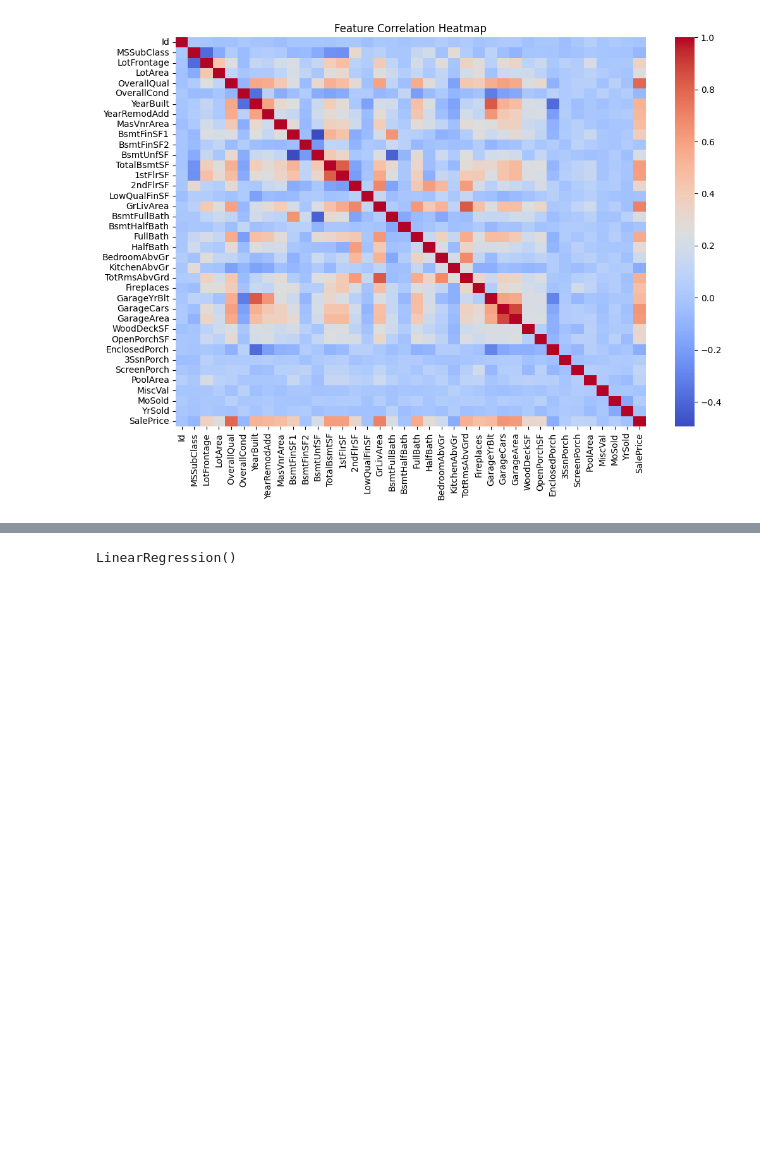
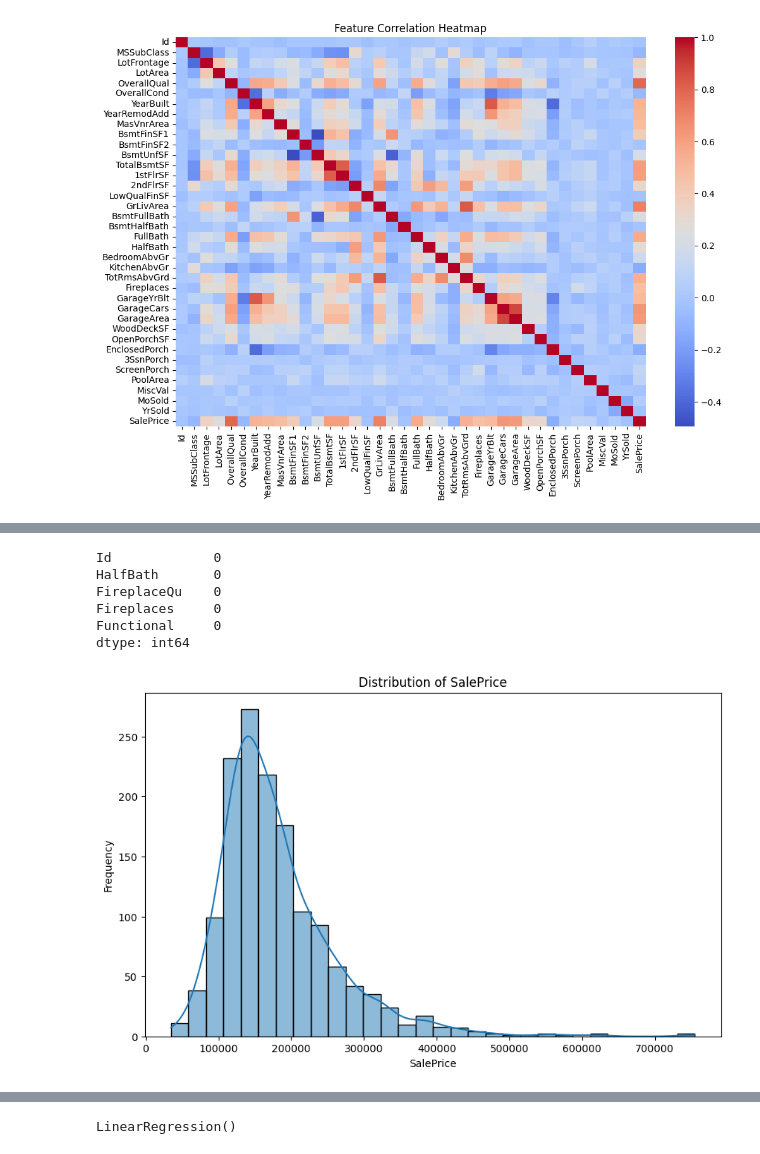
Before and after one commit to RaghavAgarwal-01/house-price-prediction, a Jupyter notebook: notebooks/eda.ipynb, the cells around one changed output, grey strips where cells are left out. Drawn from its saved outputs; the diff is of its cells as text; code cells hidden in the pictures; blank space fills up the shorter version.

```diff
--- a/notebooks/eda.ipynb
+++ b/notebooks/eda.ipynb
@@ -325,0 +171,16 @@ X_train, X_test, y_train, y_test = train_test_split(
+# %%
+cols_to_drop = ["PoolQC", "MiscFeature", "Alley", "Fence"]
+df.drop(columns=cols_to_drop, inplace=True)
+# %%
+df["LotFrontage"]=df["LotFrontage"].fillna(df["LotFrontage"].median())
+df["MasVnrArea"]=df["MasVnrArea"].fillna(df["MasVnrArea"].median())
+# %%
+for col in ["BsmtQual", "BsmtCond", "BsmtExposure", "BsmtFinType1", "BsmtFinType2"]:
+     df[col]=df[col].fillna("None")
+
+for col in ["GarageType", "GarageFinish", "GarageQual", "GarageCond"]:
+    df[col]= df[col].fillna("None")
+
+df["MasVnrType"]=df["MasVnrType"].fillna("None")
+# %%
+df["Electrical"]=df["Electrical"].fillna(df["Electrical"].mode()[0])
@@ -325,0 +191,21 @@ X_train, X_test, y_train, y_test = train_test_split(
+# %%
+print(df.isnull().sum().sort_values(ascending=False).head())
+# %% [output]
+Id             0
+HalfBath       0
+FireplaceQu    0
+Fireplaces     0
+Functional     0
+dtype: int64
+# %%
+import matplotlib.pyplot as plt
+import seaborn as sns
+
+plt.figure(figsize=(10, 6))
+sns.histplot(df["SalePrice"], kde=True, bins=30)
+plt.title("Distribution of SalePrice")
+plt.xlabel("SalePrice")
+plt.ylabel("Frequency")
+plt.show()
+# %% [output]
+[figure, added]
```
Also changed, not shown: parts of 52 cells of this notebook.
